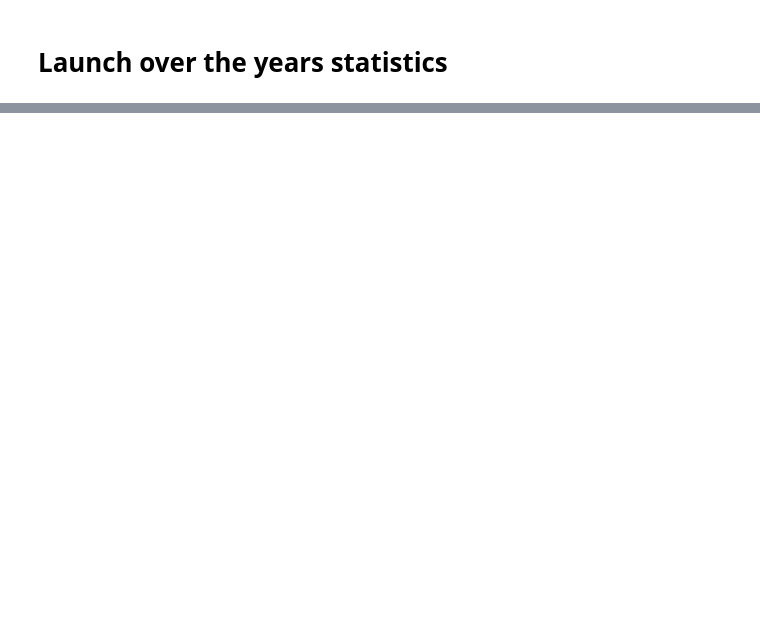
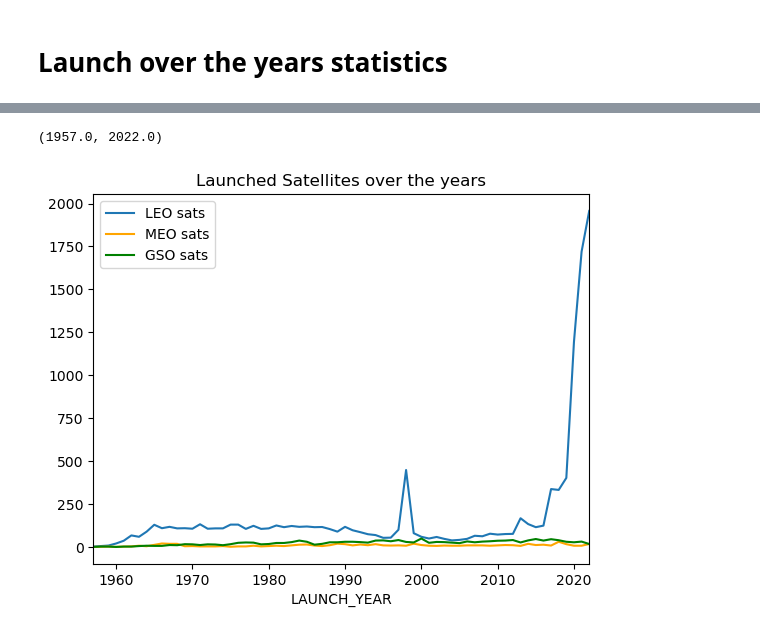
Before and after one commit to Rakagami/datascience_satellites_and_me, a Jupyter notebook: notebook.ipynb, the cells around one changed output, grey strips where cells are left out. Drawn from its saved outputs; the diff is of its cells as text; code cells hidden in the pictures; blank space fills up the shorter version.

```diff
--- a/notebook.ipynb
+++ b/notebook.ipynb
@@ -250,0 +222,24 @@ If we take a closer look at the satellites launched (in `satcat_1999.csv`), we w
+# %%
+# DataFrame with Orbitclass, Year, and Satellites Launched
+orbitclass_df = df.groupby(["LAUNCH_YEAR", "ORBIT_CLASS"], as_index=False).count().filter(["LAUNCH_YEAR", "ORBIT_CLASS", "OBJECT_ID"])
+orbitclass_df.rename(columns = {"OBJECT_ID": "SATELLITES_LAUNCHED"}, inplace=True)
+orbitclass_df = orbitclass_df.set_index(["LAUNCH_YEAR", "ORBIT_CLASS"])
+
+# Creating synthetic dataset
+start_year = 1957
+dt_year = 66
+years = [y for y in range(start_year, start_year + dt_year)]
+years = years + years + years
+years.sort()
+orbit_classes = ["LEO", "MEO", "GSO"] * 66
+synthetic_df = pd.DataFrame(
+    {
+        "LAUNCH_YEAR": years,
+        "ORBIT_CLASS": orbit_classes,
+        "SATELLITES_LAUNCHED": [0] * len(years)
+    }
+)
+synthetic_df = synthetic_df.set_index(["LAUNCH_YEAR", "ORBIT_CLASS"])
+
+orbitclass_df = orbitclass_df.join(synthetic_df, how="right", rsuffix="SYNTH").fillna(0).filter(["LAUNCH_YEAR", "ORBIT_CLASS", "SATELLITES_LAUNCHED"]).reset_index()
+orbitclass_df
@@ -250,0 +260,11 @@ If we take a closer look at the satellites launched (in `satcat_1999.csv`), we w
+# %%
+# Plotting
+ax = orbitclass_df[orbitclass_df["ORBIT_CLASS"] == "LEO"].plot(title="Launched Satellites over the years", x="LAUNCH_YEAR", y="SATELLITES_LAUNCHED", label="LEO sats")
+
+orbitclass_df[orbitclass_df["ORBIT_CLASS"] == "MEO"].plot(x="LAUNCH_YEAR", y="SATELLITES_LAUNCHED", color="orange", label="MEO sats", ax=ax)
+
+orbitclass_df[orbitclass_df["ORBIT_CLASS"] == "GSO"].plot(x="LAUNCH_YEAR", y="SATELLITES_LAUNCHED", color="g", label="GSO sats", ax=ax)
+ax.set_xlim(1957, 2022)
+# %% [output]
+(1957.0, 2022.0)
+[figure, added]
```
Also changed, not shown: parts of 24 cells of this notebook, 1 other file.
